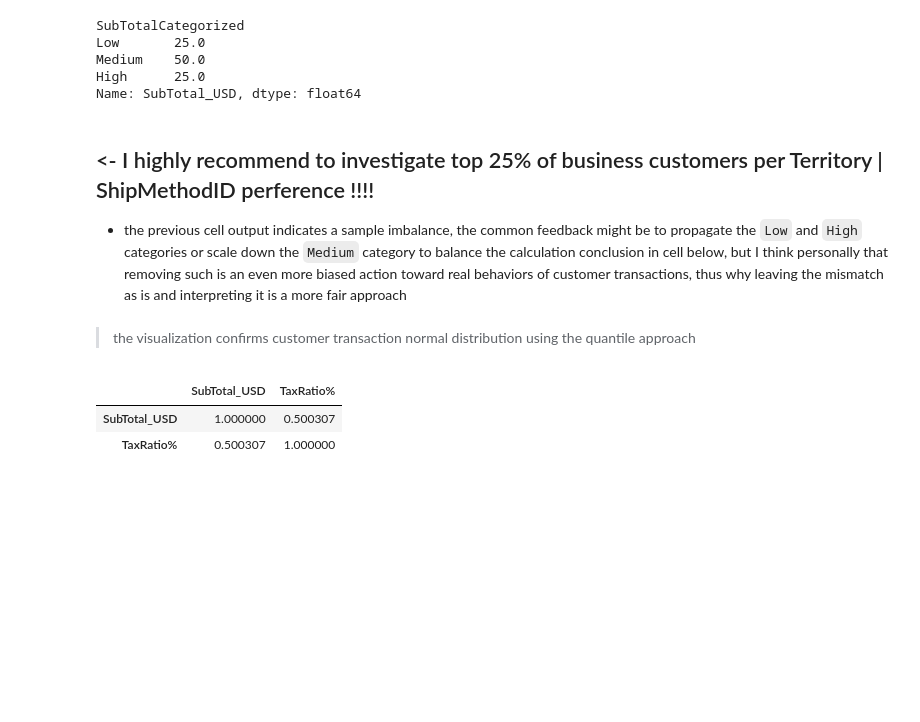
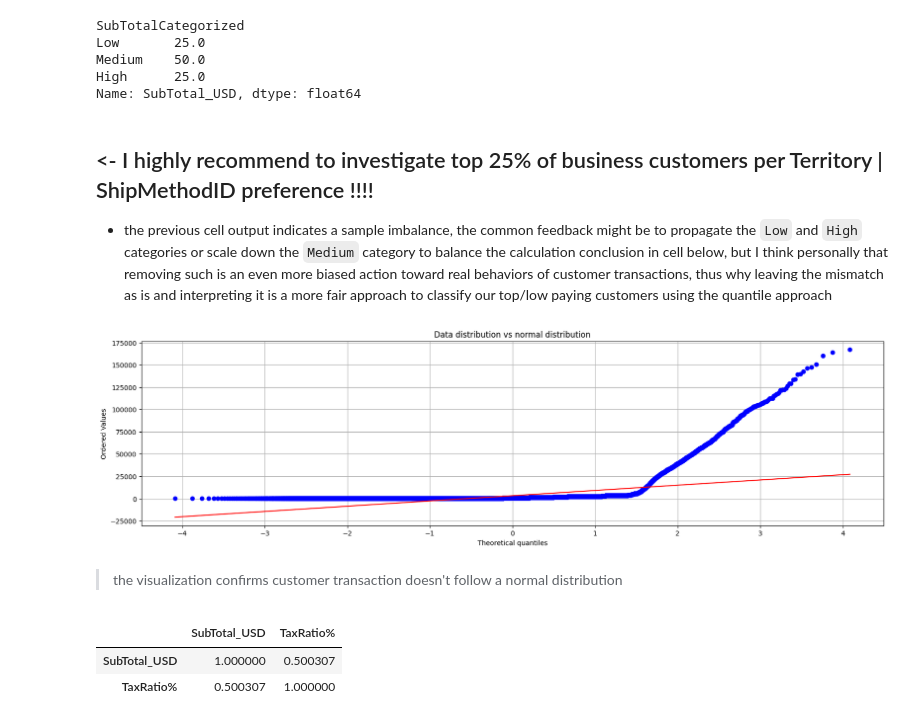
Before and after one commit to AtlasMarbx/AdventureWorks-Data-Migration-and-insight-extraction, a Jupyter notebook: EDA_process.ipynb, the cells around one changed output. Saved outputs shown, nothing was run; the diff lists cells and outputs as text; code cells hidden in the pictures; blank space fills up the shorter version.

```diff
--- a/EDA_process.ipynb
+++ b/EDA_process.ipynb
@@ -613,28 +613,26 @@ Medium    50.0
 High      25.0
 Name: SubTotal_USD, dtype: float64
 # %% [markdown]
-##  <- I highly recommend to investigate top 25% of business customers per Territory | ShipMethodID perference !!!!
+##  <- I highly recommend to investigate top 25% of business customers per Territory | ShipMethodID preference !!!!
 
-- the previous cell output indicates a sample imbalance, the common feedback might be to propagate the `Low` and `High` categories or scale down the `Medium` category to balance the calculation conclusion in cell below, but I think personally that removing such is an even more biased action toward real behaviors of customer transactions, thus why leaving the mismatch as is and interpreting it is a more fair approach
+- the previous cell output indicates a sample imbalance, the common feedback might be to propagate the `Low` and `High` categories or scale down the `Medium` category to balance the calculation conclusion in cell below, but I think personally that removing such is an even more biased action toward real behaviors of customer transactions, thus why leaving the mismatch as is and interpreting it is a more fair approach to classify our top/low paying customers using the quantile approach
 # %%
 import matplotlib.pyplot as plt
 import scipy.stats as stats
-from sklearn.preprocessing import MinMaxScaler
 
-scaler = MinMaxScaler()
-scaled_data = scaler.fit_transform(currency_header_df[['SubTotal']])
-
-data = scaled_data
+data = currency_header_df['SubTotal_USD']
 
 plt.figure(figsize=(20, 5))
 
 stats.probplot(data, dist='norm', plot=plt)
 plt.title('Data distribution vs normal distribution')
 
 plt.grid(True)
 plt.show()
+# %% [output]
+[figure, added]
 # %% [markdown]
-> the visualization confirms customer transaction normal distribution using the quantile approach
+> the visualization confirms customer transaction doesn't follow a normal distribution
 # %%
 refined_subset = currency_header_df[['SubTotal_USD', 'TaxRatio%']]
 refined_subset.corr(method='pearson')
```
Also changed, not shown: parts of 1 cell of this notebook.
